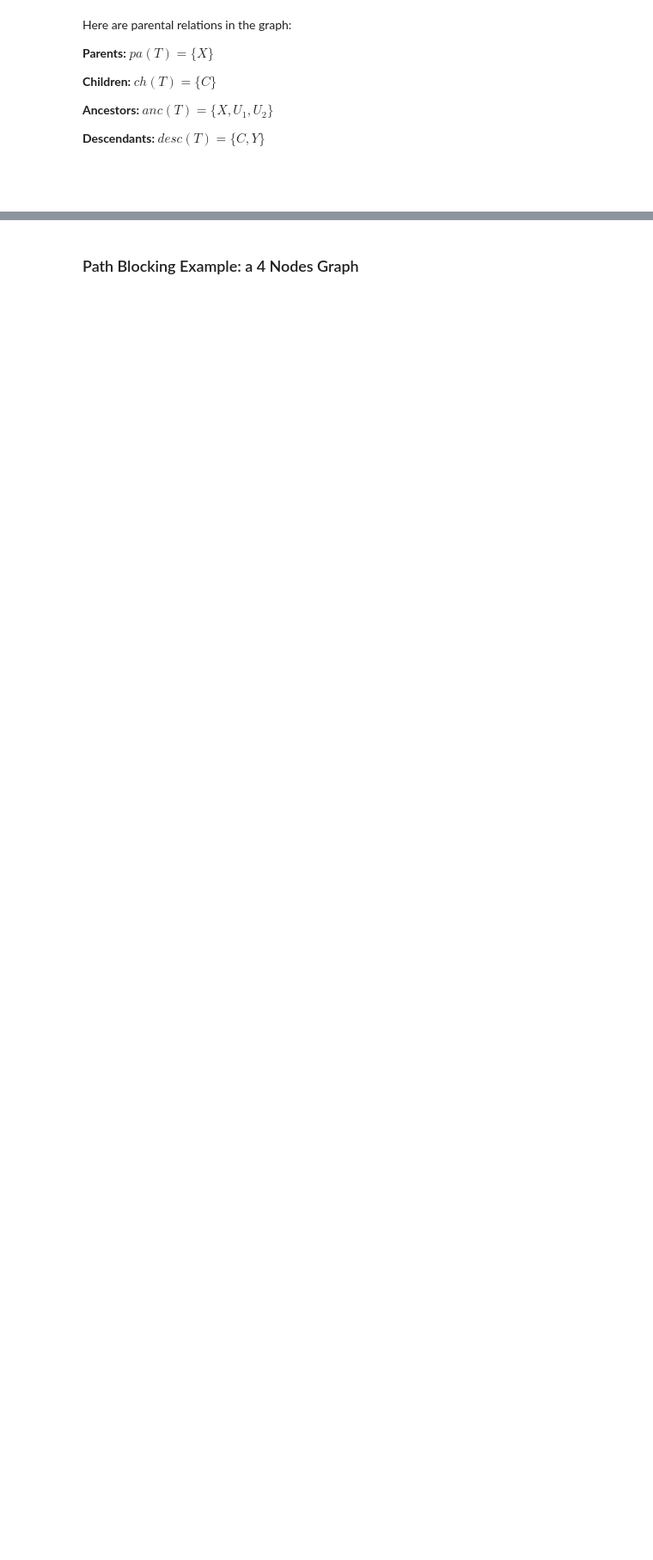
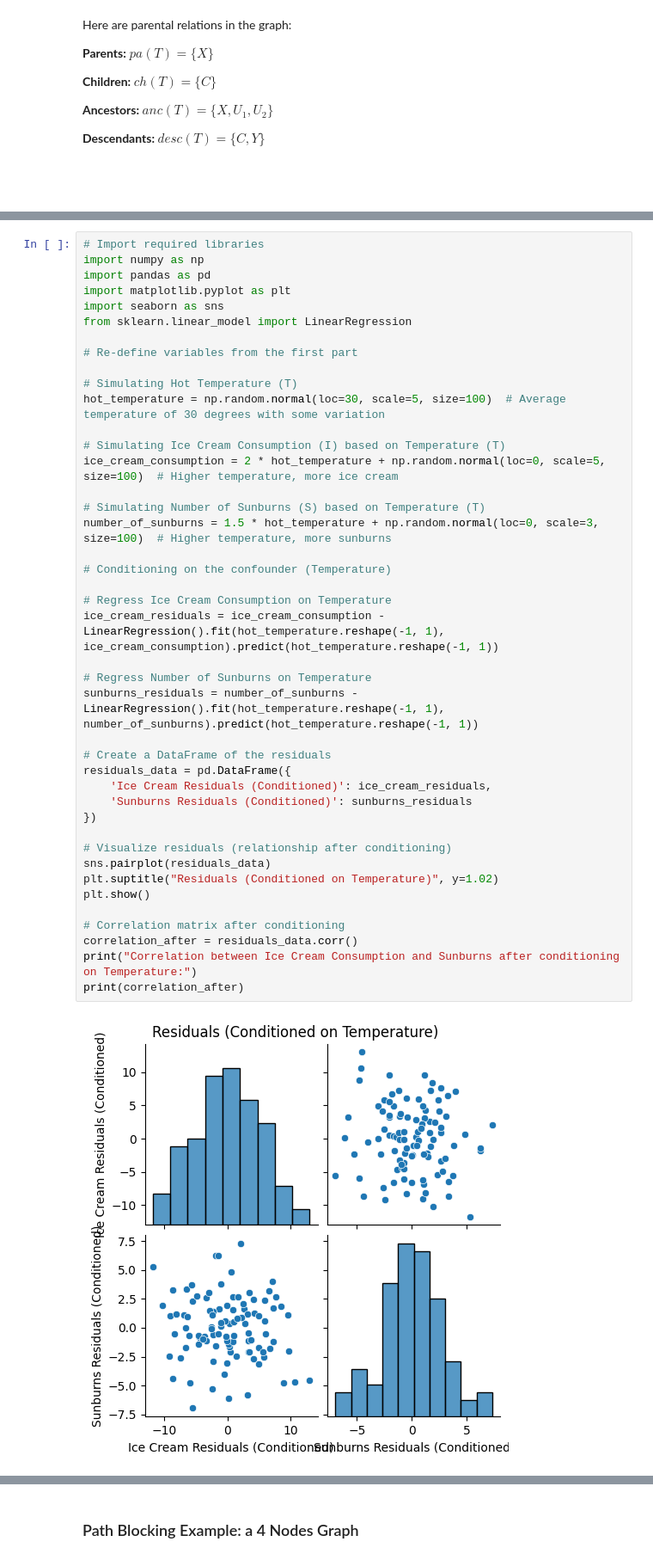
Before and after one commit to Ci2Lab/Applied_Causal_Inference_Course, a Jupyter notebook: lectures/CH-3-Graphical-Causal-Models.ipynb, the cells around one changed output, grey strips where cells are left out. Shown at 86% size. Cells and saved outputs as stored; diff of their text form; blank space fills up the shorter version.

```diff
--- a/lectures/CH-3-Graphical-Causal-Models.ipynb
+++ b/lectures/CH-3-Graphical-Causal-Models.ipynb
@@ -517,0 +302,44 @@ Path are either open or blocked, according to two rules:
+# %%
+# Import required libraries
+import numpy as np
+import pandas as pd
+import matplotlib.pyplot as plt
+import seaborn as sns
+from sklearn.linear_model import LinearRegression
+
+# Re-define variables from the first part
+
+# Simulating Hot Temperature (T)
+hot_temperature = np.random.normal(loc=30, scale=5, size=100)  # Average temperature of 30 degrees with some variation
+
+# Simulating Ice Cream Consumption (I) based on Temperature (T)
+ice_cream_consumption = 2 * hot_temperature + np.random.normal(loc=0, scale=5, size=100)  # Higher temperature, more ice cream
+
+# Simulating Number of Sunburns (S) based on Temperature (T)
+number_of_sunburns = 1.5 * hot_temperature + np.random.normal(loc=0, scale=3, size=100)  # Higher temperature, more sunburns
+
+# Conditioning on the confounder (Temperature)
+
+# Regress Ice Cream Consumption on Temperature
+ice_cream_residuals = ice_cream_consumption - LinearRegression().fit(hot_temperature.reshape(-1, 1), ice_cream_consumption).predict(hot_temperature.reshape(-1, 1))
+
+# Regress Number of Sunburns on Temperature
+sunburns_residuals = number_of_sunburns - LinearRegression().fit(hot_temperature.reshape(-1, 1), number_of_sunburns).predict(hot_temperature.reshape(-1, 1))
+
+# Create a DataFrame of the residuals
+residuals_data = pd.DataFrame({
+    'Ice Cream Residuals (Conditioned)': ice_cream_residuals,
+    'Sunburns Residuals (Conditioned)': sunburns_residuals
+})
+
+# Visualize residuals (relationship after conditioning)
+sns.pairplot(residuals_data)
+plt.suptitle("Residuals (Conditioned on Temperature)", y=1.02)
+plt.show()
+
+# Correlation matrix after conditioning
+correlation_after = residuals_data.corr()
+print("Correlation between Ice Cream Consumption and Sunburns after conditioning on Temperature:")
+print(correlation_after)
+# %% [output]
+[figure, added]
```
Also changed, not shown: parts of 150 cells of this notebook, 2 other files.
